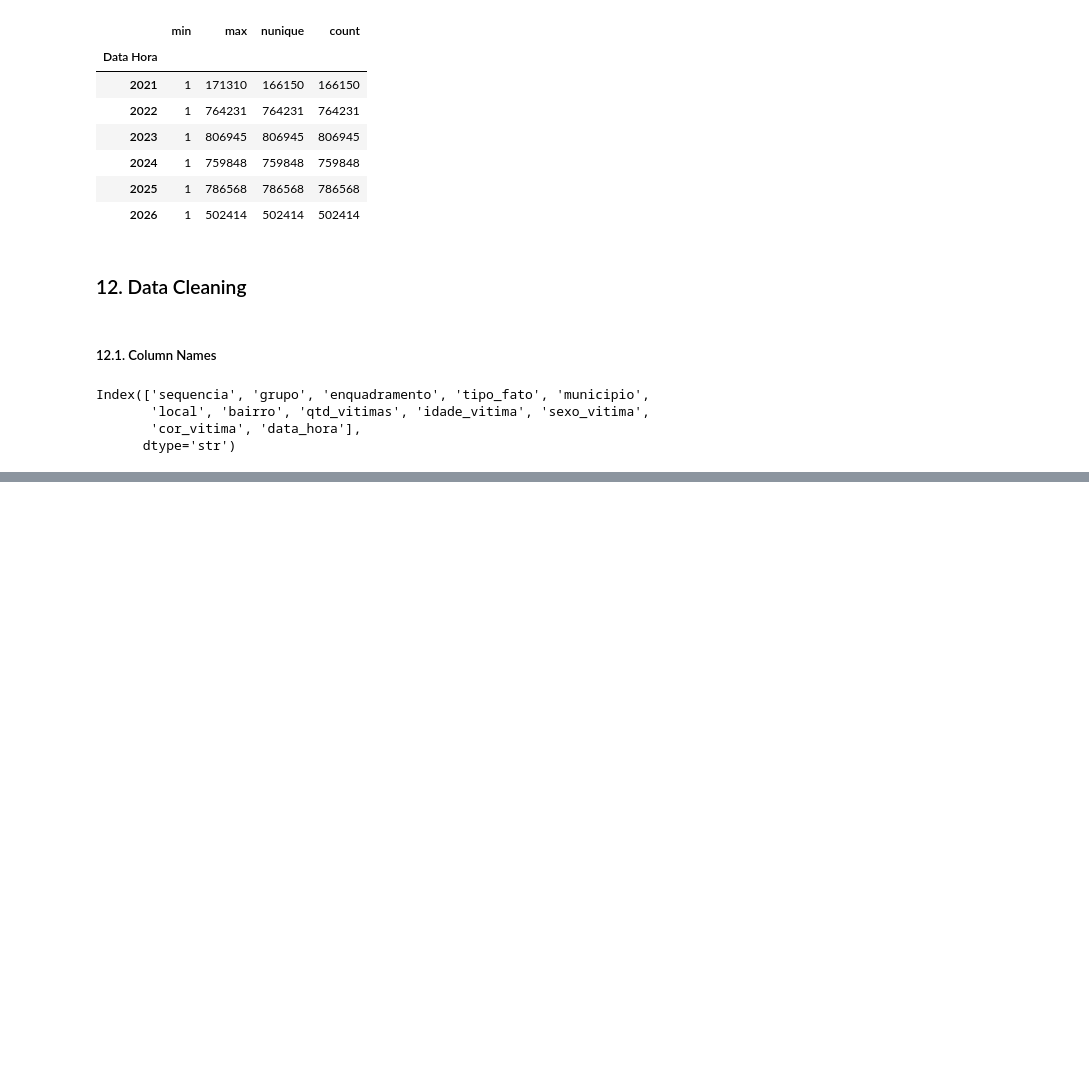
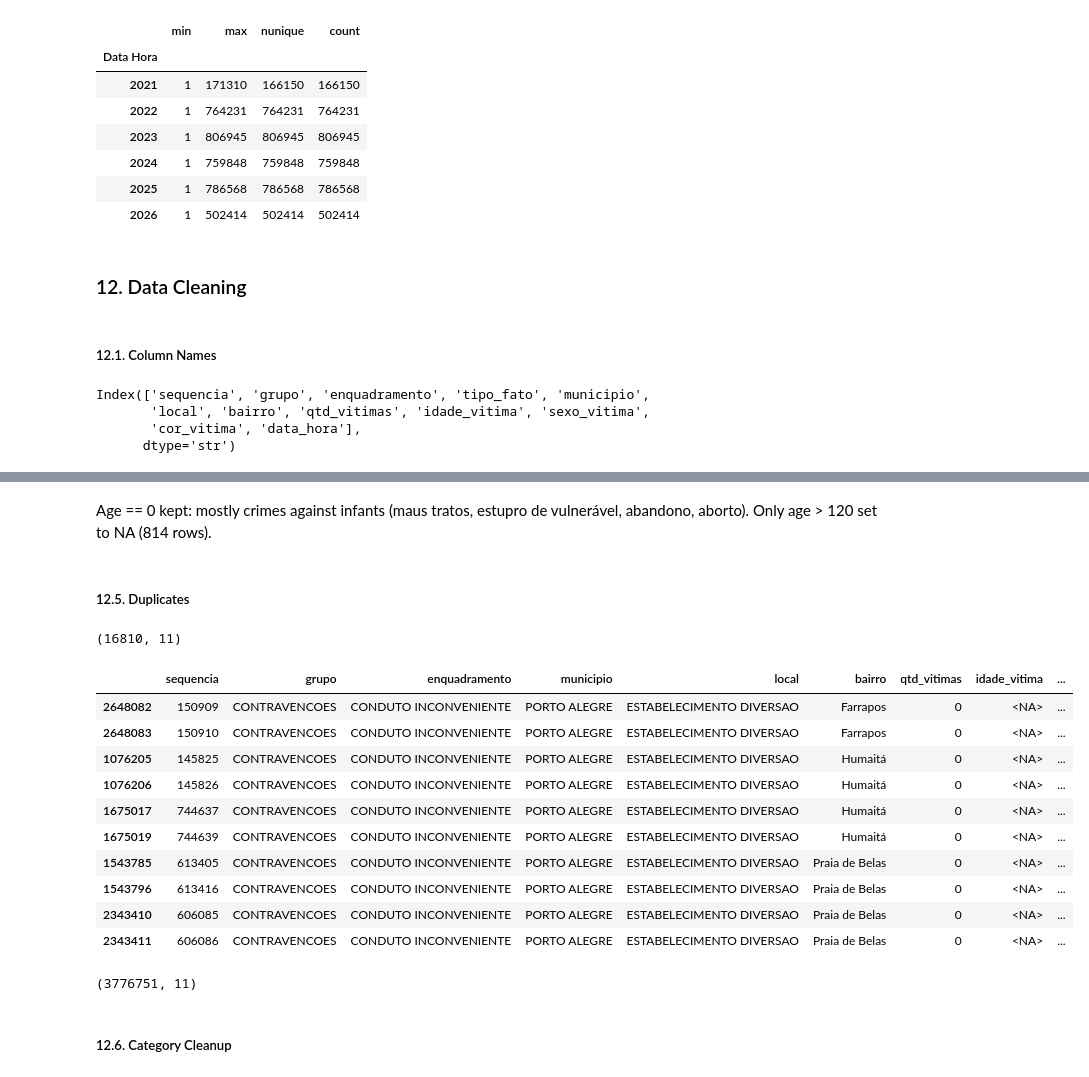
Before and after one commit to germanocastanho/criminal-data, a Jupyter notebook: notebooks/01_clean.ipynb, the cells around one changed output, grey strips where cells are left out. Cells and saved outputs as stored; diff of their text form; code cells hidden in the pictures; blank space fills up the shorter version.

```diff
--- a/notebooks/01_clean.ipynb
+++ b/notebooks/01_clean.ipynb
@@ -398,0 +405,3 @@ Index(['sequencia', 'grupo', 'enquadramento', 'tipo_fato', 'municipio',
+# %%
+df = df.drop(columns=["tipo_fato"])
+df.shape
@@ -398,0 +412,3 @@ Index(['sequencia', 'grupo', 'enquadramento', 'tipo_fato', 'municipio',
+# %%
+df = df.replace("Sem informação", pd.NA)
+df.isna().sum()
@@ -398,0 +453,34 @@ Index(['sequencia', 'grupo', 'enquadramento', 'tipo_fato', 'municipio',
+# %% [markdown]
+Age == 0 kept: mostly crimes against infants (maus tratos, estupro de vulnerável,
+abandono, aborto). Only age > 120 set to NA (814 rows).
+# %%
+df.loc[df["idade_vitima"] > 120, "idade_vitima"] = pd.NA
+# %% [markdown]
+##### 12.5. Duplicates
+# %%
+subset = [c for c in df.columns if c != "sequencia"]
+dups = df[df.duplicated(subset=subset, keep=False)]
+dups.shape
+# %% [output]
+(16810, 11)
+# %%
+dups.sort_values(subset).head(10)
+# %% [output]
+|  | sequencia | grupo | enquadramento | municipio | local | bairro | qtd_vitimas | idade_vitima | ... |
+| 2648082 | 150909 | CONTRAVENCOES | CONDUTO INCONVENIENTE | PORTO ALEGRE | ESTABELECIMENTO DIVERSAO | Farrapos | 0 | <NA> | ... |
+| 2648083 | 150910 | CONTRAVENCOES | CONDUTO INCONVENIENTE | PORTO ALEGRE | ESTABELECIMENTO DIVERSAO | Farrapos | 0 | <NA> | ... |
+| 1076205 | 145825 | CONTRAVENCOES | CONDUTO INCONVENIENTE | PORTO ALEGRE | ESTABELECIMENTO DIVERSAO | Humaitá | 0 | <NA> | ... |
+| 1076206 | 145826 | CONTRAVENCOES | CONDUTO INCONVENIENTE | PORTO ALEGRE | ESTABELECIMENTO DIVERSAO | Humaitá | 0 | <NA> | ... |
+| 1675017 | 744637 | CONTRAVENCOES | CONDUTO INCONVENIENTE | PORTO ALEGRE | ESTABELECIMENTO DIVERSAO | Humaitá | 0 | <NA> | ... |
+| 1675019 | 744639 | CONTRAVENCOES | CONDUTO INCONVENIENTE | PORTO ALEGRE | ESTABELECIMENTO DIVERSAO | Humaitá | 0 | <NA> | ... |
+| 1543785 | 613405 | CONTRAVENCOES | CONDUTO INCONVENIENTE | PORTO ALEGRE | ESTABELECIMENTO DIVERSAO | Praia de Belas | 0 | <NA> | ... |
+| 1543796 | 613416 | CONTRAVENCOES | CONDUTO INCONVENIENTE | PORTO ALEGRE | ESTABELECIMENTO DIVERSAO | Praia de Belas | 0 | <NA> | ... |
+| 2343410 | 606085 | CONTRAVENCOES | CONDUTO INCONVENIENTE | PORTO ALEGRE | ESTABELECIMENTO DIVERSAO | Praia de Belas | 0 | <NA> | ... |
+| 2343411 | 606086 | CONTRAVENCOES | CONDUTO INCONVENIENTE | PORTO ALEGRE | ESTABELECIMENTO DIVERSAO | Praia de Belas | 0 | <NA> | ... |
+# %%
+df = df.drop_duplicates(subset=subset, keep="first")
+df.shape
+# %% [output]
+(3776751, 11)
+# %% [markdown]
+##### 12.6. Category Cleanup
```
Also changed, not shown: parts of 9 cells of this notebook.
